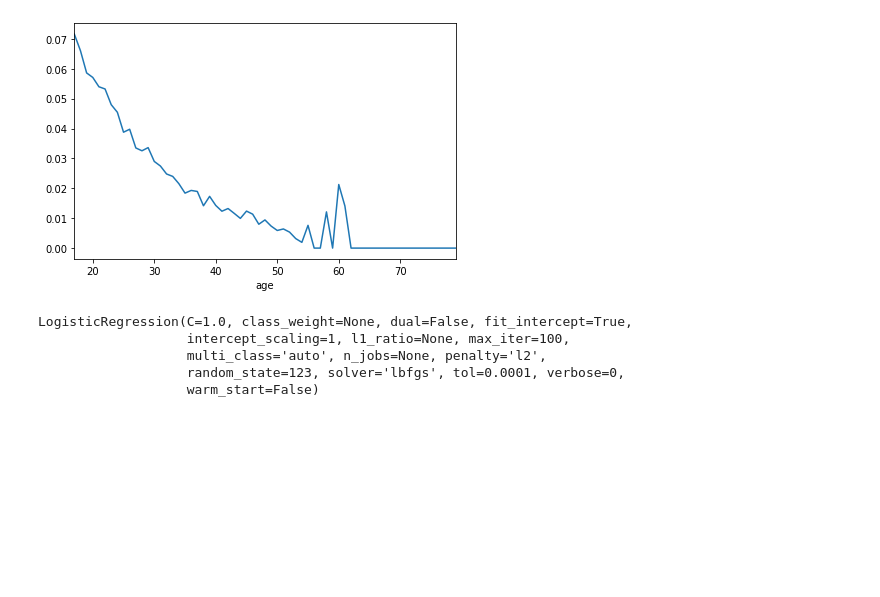
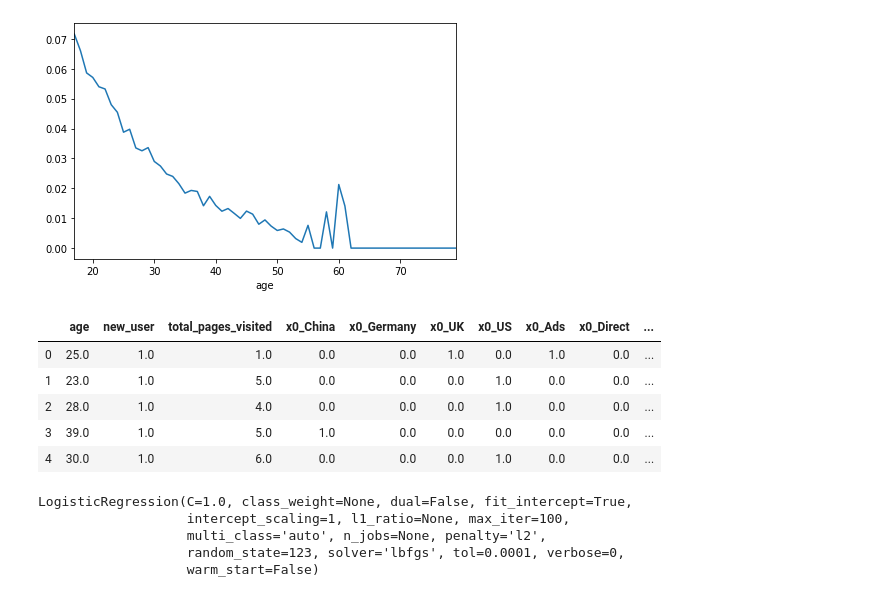
Before and after one commit to Daihongchen/conversion_project_classification, a Jupyter notebook: conversion_prediction.ipynb, the cells around one changed output. Drawn from its saved outputs; the diff is of its cells as text; code cells hidden in the pictures; blank space fills up the shorter version.

```diff
--- a/conversion_prediction.ipynb
+++ b/conversion_prediction.ipynb
@@ -152,6 +152,15 @@ data_encoded = data_encoded.dropna()
 # %%
 X = data_encoded.drop(['converted', 'country','source'], axis=1)
 y = data_encoded['converted']
+# %%
+X.head()
+# %% [output]
+|  | age | new_user | total_pages_visited | x0_China | x0_Germany | x0_UK | x0_US | x0_Ads | x0_Direct | ... |
+| 0 | 25.0 | 1.0 | 1.0 | 0.0 | 0.0 | 1.0 | 0.0 | 1.0 | 0.0 | ... |
+| 1 | 23.0 | 1.0 | 5.0 | 0.0 | 0.0 | 0.0 | 1.0 | 0.0 | 0.0 | ... |
+| 2 | 28.0 | 1.0 | 4.0 | 0.0 | 0.0 | 0.0 | 1.0 | 0.0 | 0.0 | ... |
+| 3 | 39.0 | 1.0 | 5.0 | 1.0 | 0.0 | 0.0 | 0.0 | 0.0 | 0.0 | ... |
+| 4 | 30.0 | 1.0 | 6.0 | 0.0 | 0.0 | 0.0 | 1.0 | 0.0 | 0.0 | ... |
 # %%
 X_train, X_test, y_train, y_test = train_test_split(X, y, random_state=123)
 # %%
```
Also changed, not shown: parts of 19 cells of this notebook.
